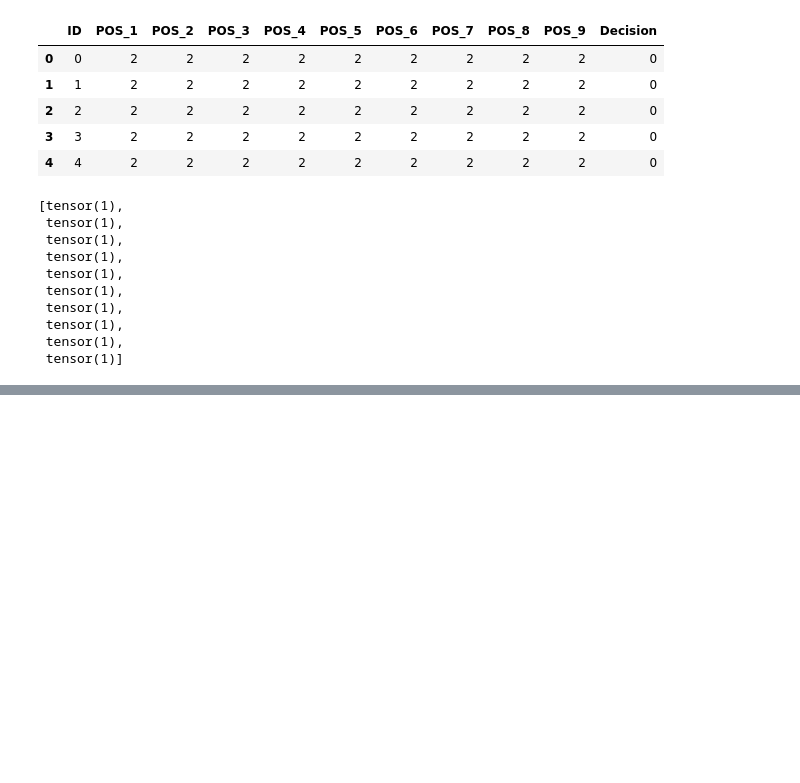
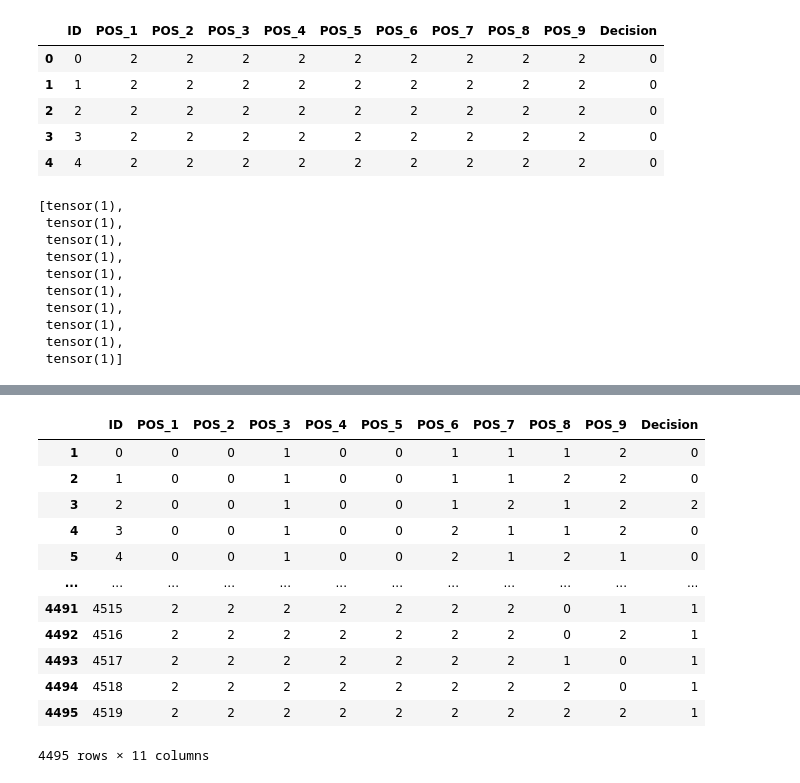
Before and after one commit to AaSiKu/ICG-Projects---SWORTex, a Jupyter notebook: Work.ipynb, the cells around one changed output, grey strips where cells are left out. Cells and saved outputs as stored; diff of their text form; code cells hidden in the pictures; blank space fills up the shorter version.

```diff
--- a/Work.ipynb
+++ b/Work.ipynb
@@ -750,0 +934,19 @@ predictions[:10]
+# %%
+df.columns = ["ID","POS_1","POS_2","POS_3","POS_4","POS_5","POS_6","POS_7","POS_8","POS_9","Decision"]
+# %%
+df["ID"] = values.keys()
+df
+# %% [output]
+|  | ID | POS_1 | POS_2 | POS_3 | POS_4 | POS_5 | POS_6 | POS_7 | POS_8 | POS_9 | Decision |
+| 1 | 0 | 0 | 0 | 1 | 0 | 0 | 1 | 1 | 1 | 2 | 0 |
+| 2 | 1 | 0 | 0 | 1 | 0 | 0 | 1 | 1 | 2 | 2 | 0 |
+| 3 | 2 | 0 | 0 | 1 | 0 | 0 | 1 | 2 | 1 | 2 | 2 |
+| 4 | 3 | 0 | 0 | 1 | 0 | 0 | 2 | 1 | 1 | 2 | 0 |
+| 5 | 4 | 0 | 0 | 1 | 0 | 0 | 2 | 1 | 2 | 1 | 0 |
+| ... | ... | ... | ... | ... | ... | ... | ... | ... | ... | ... | ... |
+| 4491 | 4515 | 2 | 2 | 2 | 2 | 2 | 2 | 2 | 0 | 1 | 1 |
+| 4492 | 4516 | 2 | 2 | 2 | 2 | 2 | 2 | 2 | 0 | 2 | 1 |
+| 4493 | 4517 | 2 | 2 | 2 | 2 | 2 | 2 | 2 | 1 | 0 | 1 |
+| 4494 | 4518 | 2 | 2 | 2 | 2 | 2 | 2 | 2 | 2 | 0 | 1 |
+| 4495 | 4519 | 2 | 2 | 2 | 2 | 2 | 2 | 2 | 2 | 2 | 1 |
+4495 rows × 11 columns
```
Also changed, not shown: parts of 26 cells of this notebook, 1 other file.
